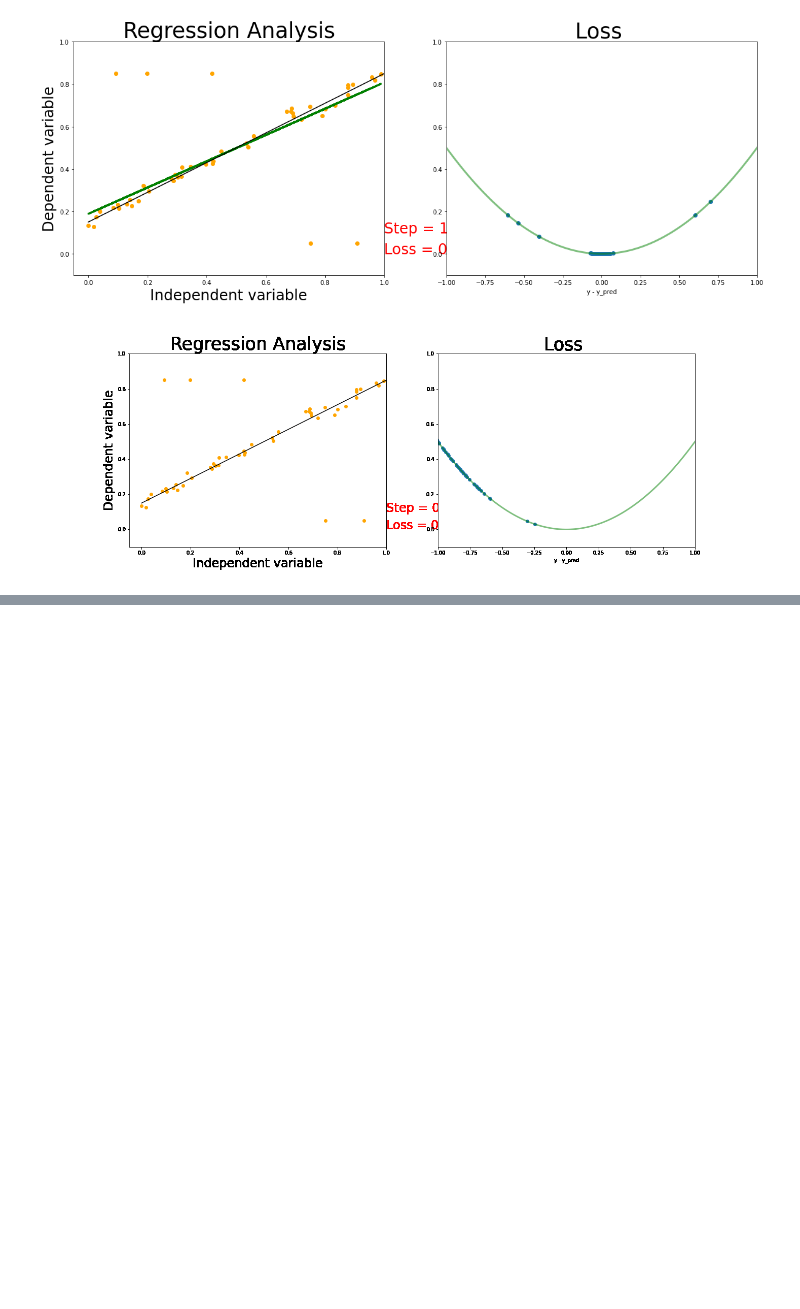
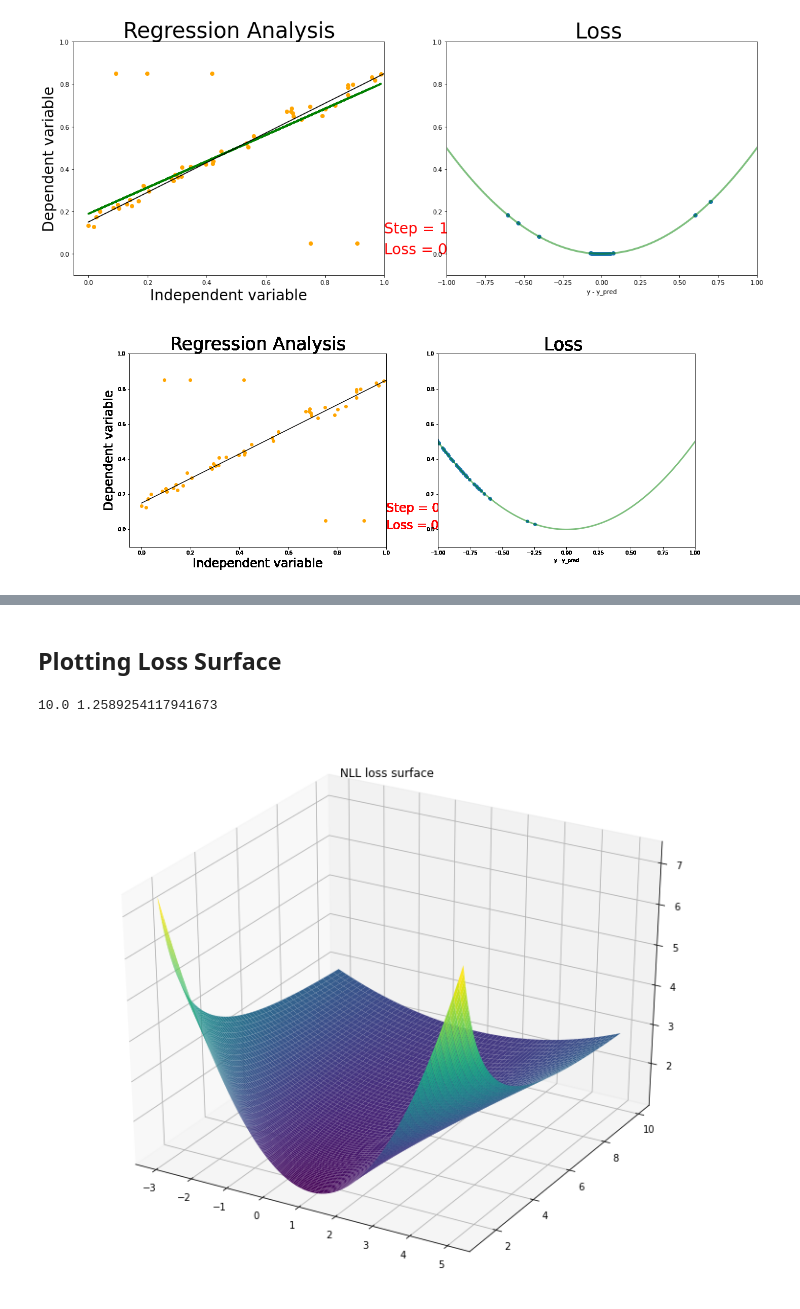
Before and after one commit to deebuls/devblog, a Jupyter notebook: 2020-05-05-uncertainty-regression-robustness.ipynb, the cells around one changed output, grey strips where cells are left out. Drawn from its saved outputs; the diff is of its cells as text; code cells hidden in the pictures; blank space fills up the shorter version.

```diff
--- a/2020-05-05-uncertainty-regression-robustness.ipynb
+++ b/2020-05-05-uncertainty-regression-robustness.ipynb
@@ -175,0 +188,26 @@ with open('mse_reg.gif','rb') as f:
+# %% [markdown]
+## Plotting Loss Surface
+# %%
+sigma_2 = np.logspace(0.1, 1, num=70, base=10 )
+print (sigma_2.max(), sigma_2.min())
+diff = np.linspace(-3, 5, num=70)
+def gauss_logL(xbar, sigma_2, mu):
+  return -0.5*np.log(2*np.pi)-0.5*np.log(sigma_2)-0.5*(xbar -mu)**2/sigma_2
+xbar = 1
+logL = gauss_logL(xbar, sigma_2[:, np.newaxis], diff)
+logL -= logL.max()
+
+x_grid, sigma_grid = np.meshgrid(diff, sigma_2)
+logL = gauss_logL(xbar, sigma_grid, x_grid)
+logL = logL*-1
+# %% [output]
+10.0 1.2589254117941673
+# %%
+fig, ax = plt.subplots(figsize=(10,8),constrained_layout=True)
+
+ax = plt.axes(projection='3d')
+ax.plot_surface(x_grid, sigma_grid, logL, rstride=1, cstride=1,
+                cmap='viridis', edgecolor='none')
+ax.set_title('NLL loss surface');
+# %% [output]
+[figure, added]
```
Also changed, not shown: parts of 4 cells of this notebook.
